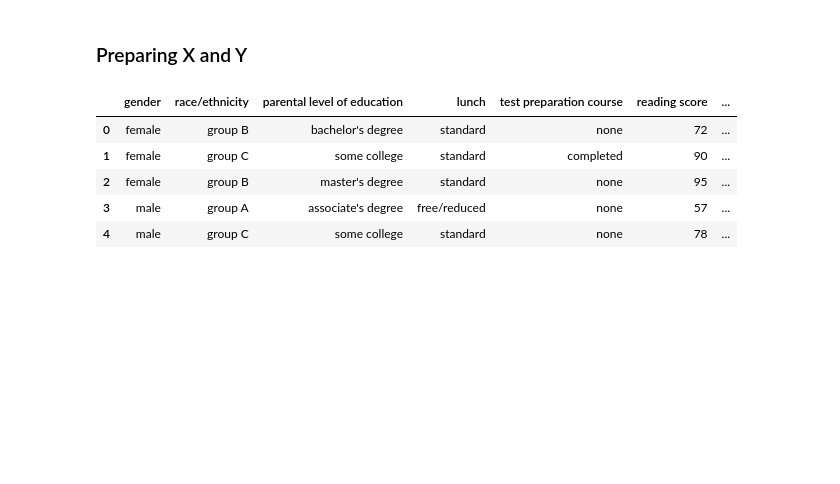
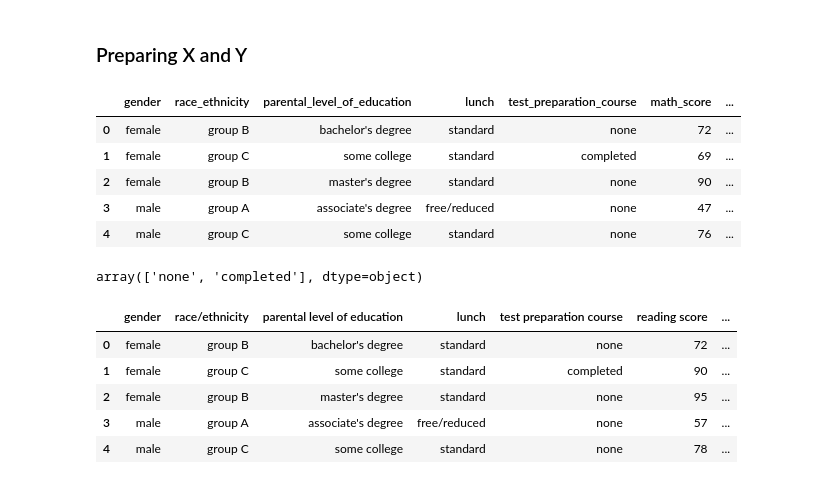
Before and after one commit to shishir-py/end_ml_project, a Jupyter notebook: notebook/model_training.ipynb, the cells around one changed output. Drawn from its saved outputs; the diff is of its cells as text; code cells hidden in the pictures; blank space fills up the shorter version.

```diff
--- a/notebook/model_training.ipynb
+++ b/notebook/model_training.ipynb
@@ -25,6 +26,21 @@ df.head()
 | 4 | male | group C | some college | standard | none | 76 | ... |
 # %% [markdown]
 ### Preparing X and Y
+# %%
+df.rename(columns=lambda x: x.replace(" ", "_").replace("/", "_").replace("\\", "_"), inplace=True)
+# %%
+df.head()
+# %% [output]
+|  | gender | race_ethnicity | parental_level_of_education | lunch | test_preparation_course | math_score | ... |
+| 0 | female | group B | bachelor's degree | standard | none | 72 | ... |
+| 1 | female | group C | some college | standard | completed | 69 | ... |
+| 2 | female | group B | master's degree | standard | none | 90 | ... |
+| 3 | male | group A | associate's degree | free/reduced | none | 47 | ... |
+| 4 | male | group C | some college | standard | none | 76 | ... |
+# %%
+df['test_preparation_course'].unique()
+# %% [output]
+array(['none', 'completed'], dtype=object)
 # %%
 X = df.drop(columns=['math score'], axis=1)
 # %%
```
Also changed, not shown: parts of 1 cell of this notebook, 7 other files.
